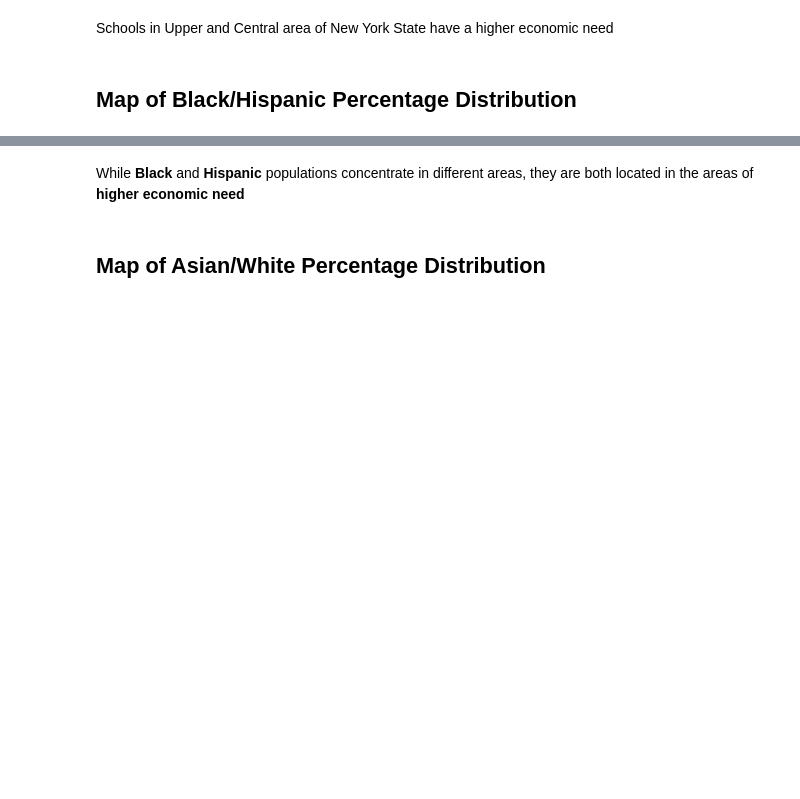
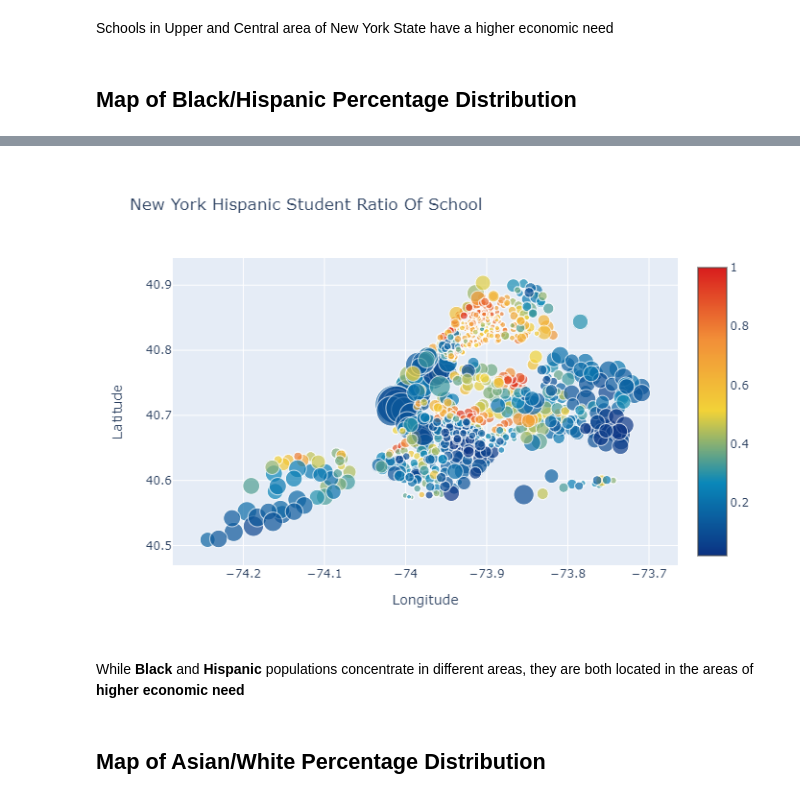
Before and after one commit to mattxushuai/Visualization, a Jupyter notebook: NYCPASS/PASSNYC.ipynb, the cells around one changed output, grey strips where cells are left out. Saved outputs shown, nothing was run; the diff lists cells and outputs as text; code cells hidden in the pictures; blank space fills up the shorter version.

```diff
--- a/NYCPASS/PASSNYC.ipynb
+++ b/NYCPASS/PASSNYC.ipynb
@@ -146,32 +153,34 @@ iplot(fig, filename='scatter_hover_labels')
 # %%
 data = [
     {
         'x': df["Longitude"],
         'y': df["Latitude"],
         'text': df["School Name"],
         'mode': 'markers',
         'marker': {
             'color': df["Percent Hispanic"],
             'size': df["School Income Estimate"]/4500,
             'showscale': True,
             'colorscale':'Portland'
         }
     }
 ]
 
 layout= go.Layout(
     title= 'New York Hispanic Student Ratio Of School',
     xaxis= dict(
         title= 'Longitude'
     ),
     yaxis=dict(
         title='Latitude'
     )
 )
 fig = go.Figure(data=data, layout=layout)
 iplot(fig, filename='scatter_hover_labels')
+Image(pio.to_image(fig, format='png'))
 # %% [output]
 [interactive output not drawn]
+[figure, added]
 # %% [markdown]
 While __Black__ and __Hispanic__ populations concentrate in different areas, they are both located in the areas of __higher economic need__
 # %% [markdown]
```
Also changed, not shown: parts of 16 cells of this notebook.
